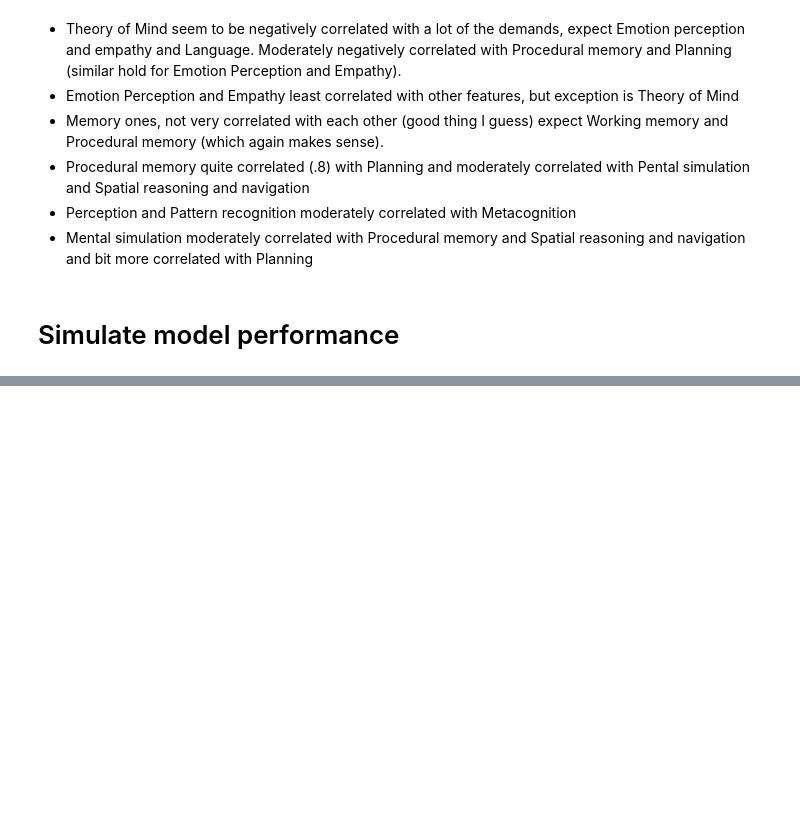
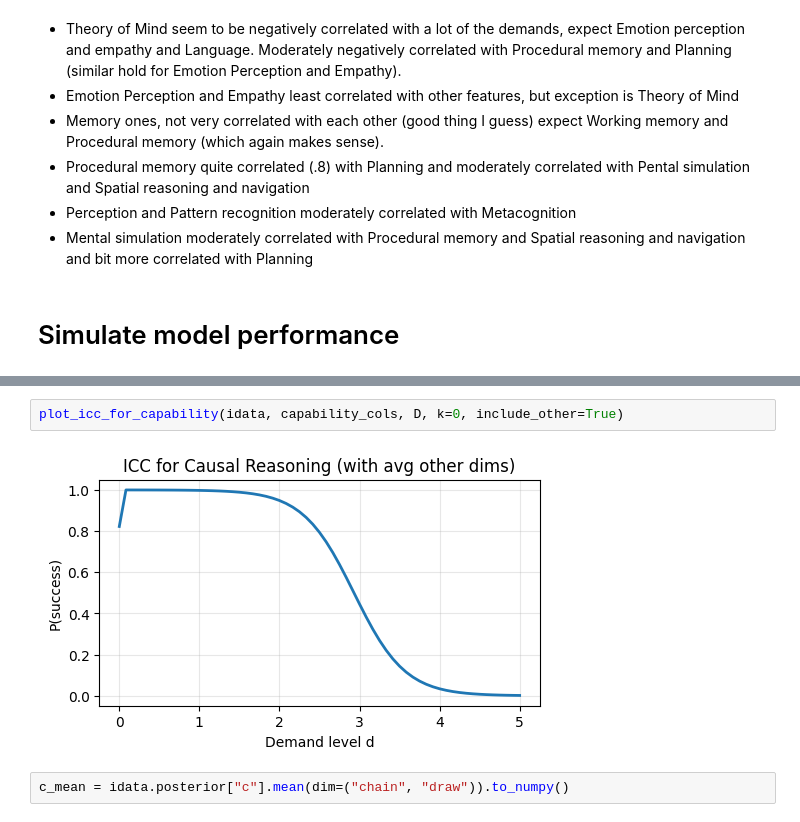
Before and after one commit to markotesic/ai-workforce-suitability, a Jupyter notebook: Capability Profiles/Capability_profiles_all_items.ipynb, the cells around one changed output, grey strips where cells are left out. Cells and saved outputs as stored; diff of their text form; blank space fills up the shorter version.

```diff
--- a/Capability Profiles/Capability_profiles_all_items.ipynb
+++ b/Capability Profiles/Capability_profiles_all_items.ipynb
@@ -357,0 +569,6 @@ with m:
+# %%
+plot_icc_for_capability(idata, capability_cols, D, k=0, include_other=True)
+# %% [output]
+[figure, added]
+# %%
+c_mean = idata.posterior["c"].mean(dim=("chain", "draw")).to_numpy()
```
Also changed, not shown: parts of 43 cells of this notebook.
